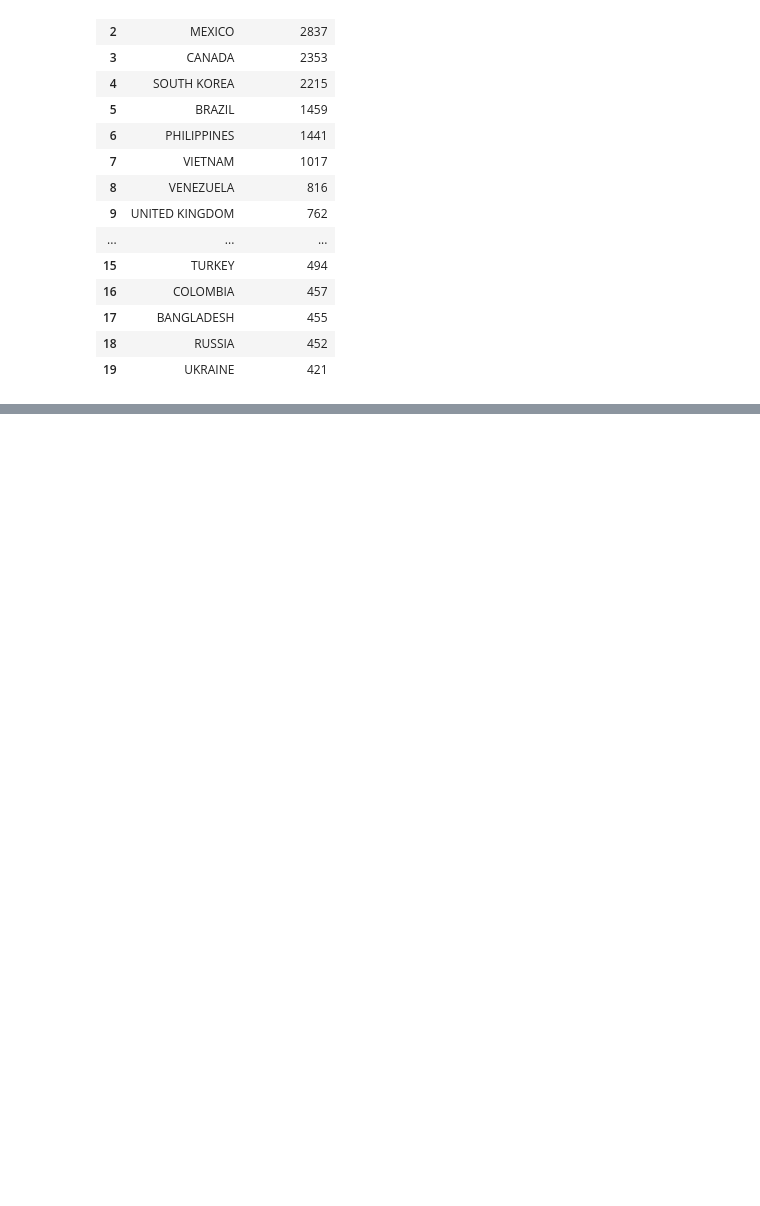
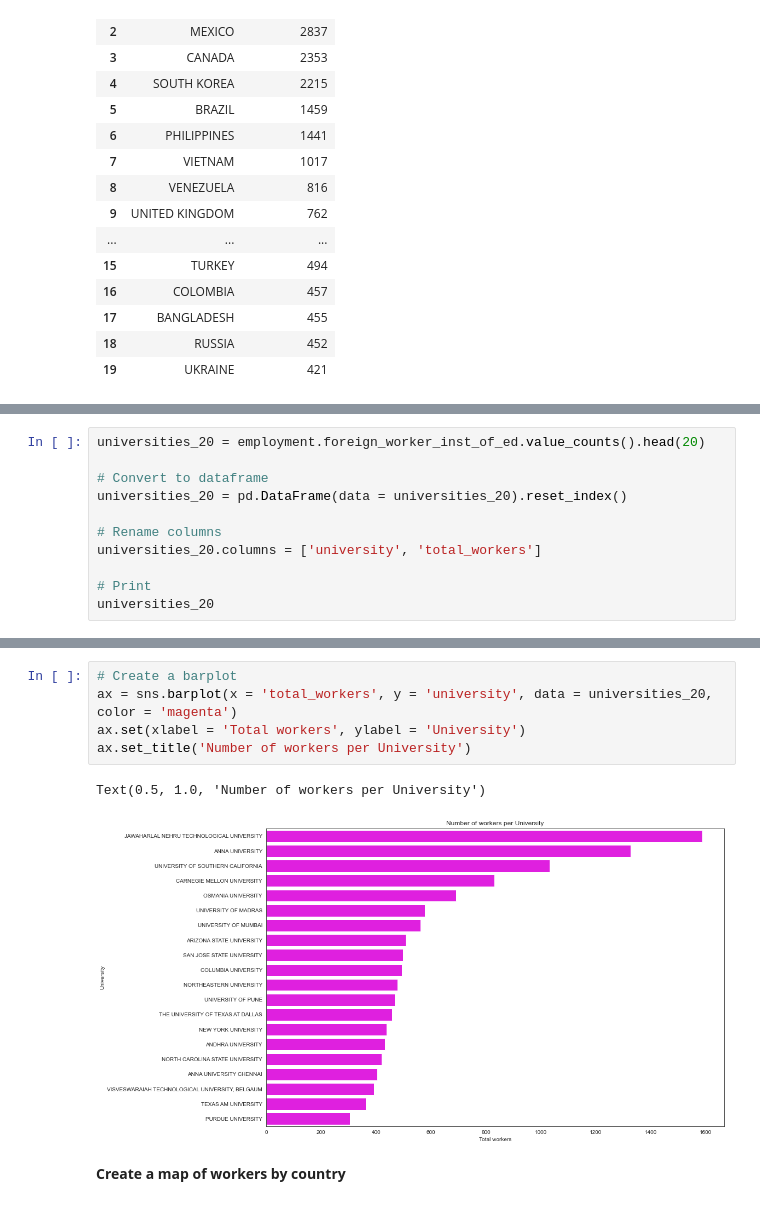
Before and after one commit to r-surendiran/MSCA-37014-Python-For-Analytics-Group-Project, a Jupyter notebook: Notebooks/HW3 - EDA (Oleksiy Anokhin).ipynb, the cells around one changed output, grey strips where cells are left out. Cells and saved outputs as stored; diff of their text form; blank space fills up the shorter version.

```diff
--- a/Notebooks/HW3 - EDA (Oleksiy Anokhin).ipynb
+++ b/Notebooks/HW3 - EDA (Oleksiy Anokhin).ipynb
@@ -159,0 +187,11 @@ Text(0.5, 1.0, 'Total workers by country')
+# %%
+universities_20 = employment.foreign_worker_inst_of_ed.value_counts().head(20)
+
+# Convert to dataframe
+universities_20 = pd.DataFrame(data = universities_20).reset_index()
+
+# Rename columns
+universities_20.columns = ['university', 'total_workers']
+
+# Print
+universities_20
@@ -159,0 +216,10 @@ Text(0.5, 1.0, 'Total workers by country')
+# %%
+# Create a barplot
+ax = sns.barplot(x = 'total_workers', y = 'university', data = universities_20, color = 'magenta')
+ax.set(xlabel = 'Total workers', ylabel = 'University')
+ax.set_title('Number of workers per University')
+# %% [output]
+Text(0.5, 1.0, 'Number of workers per University')
+[figure, added]
+# %% [markdown]
+**Create a map of workers by country**
```
Also changed, not shown: parts of 14 cells of this notebook, 1 other file.
